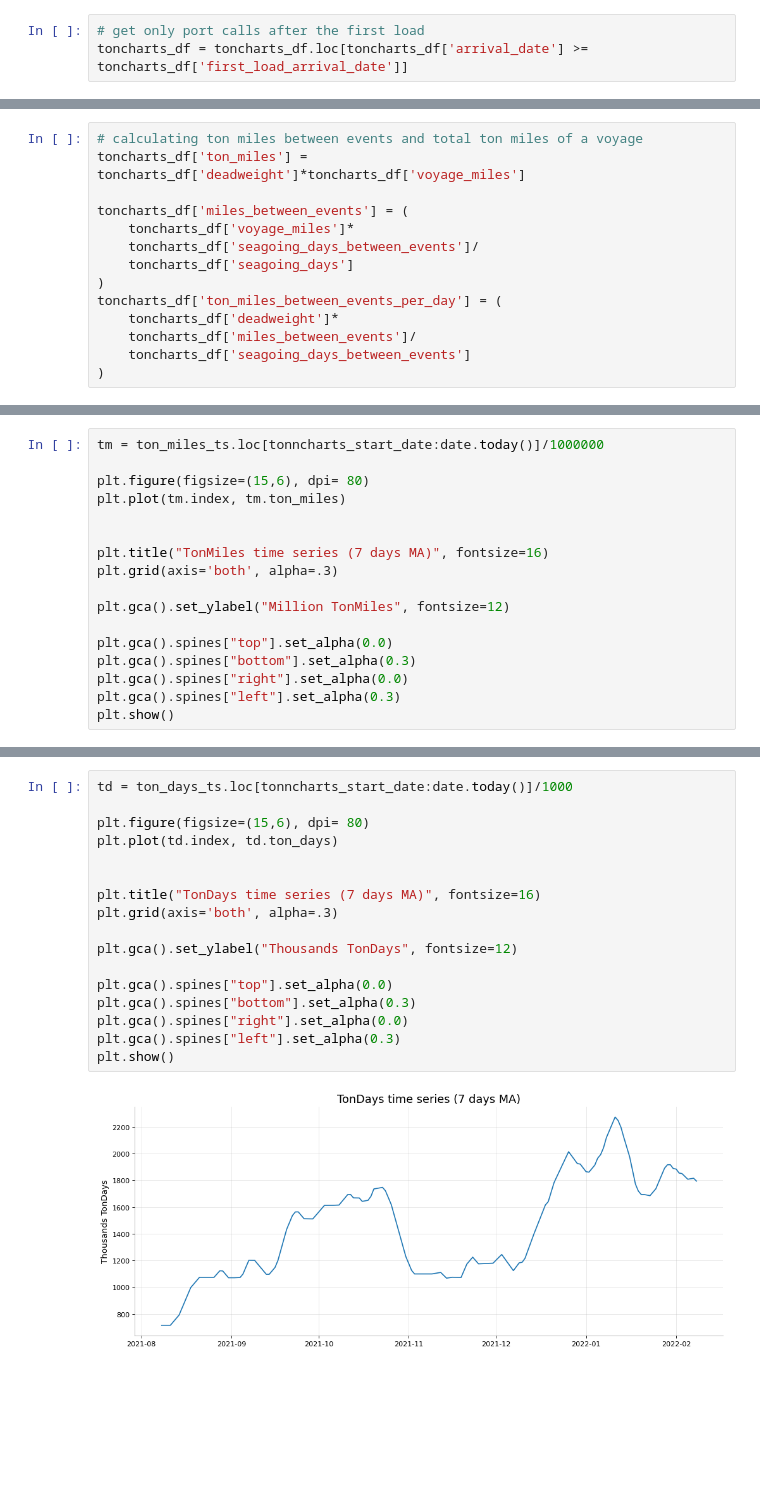
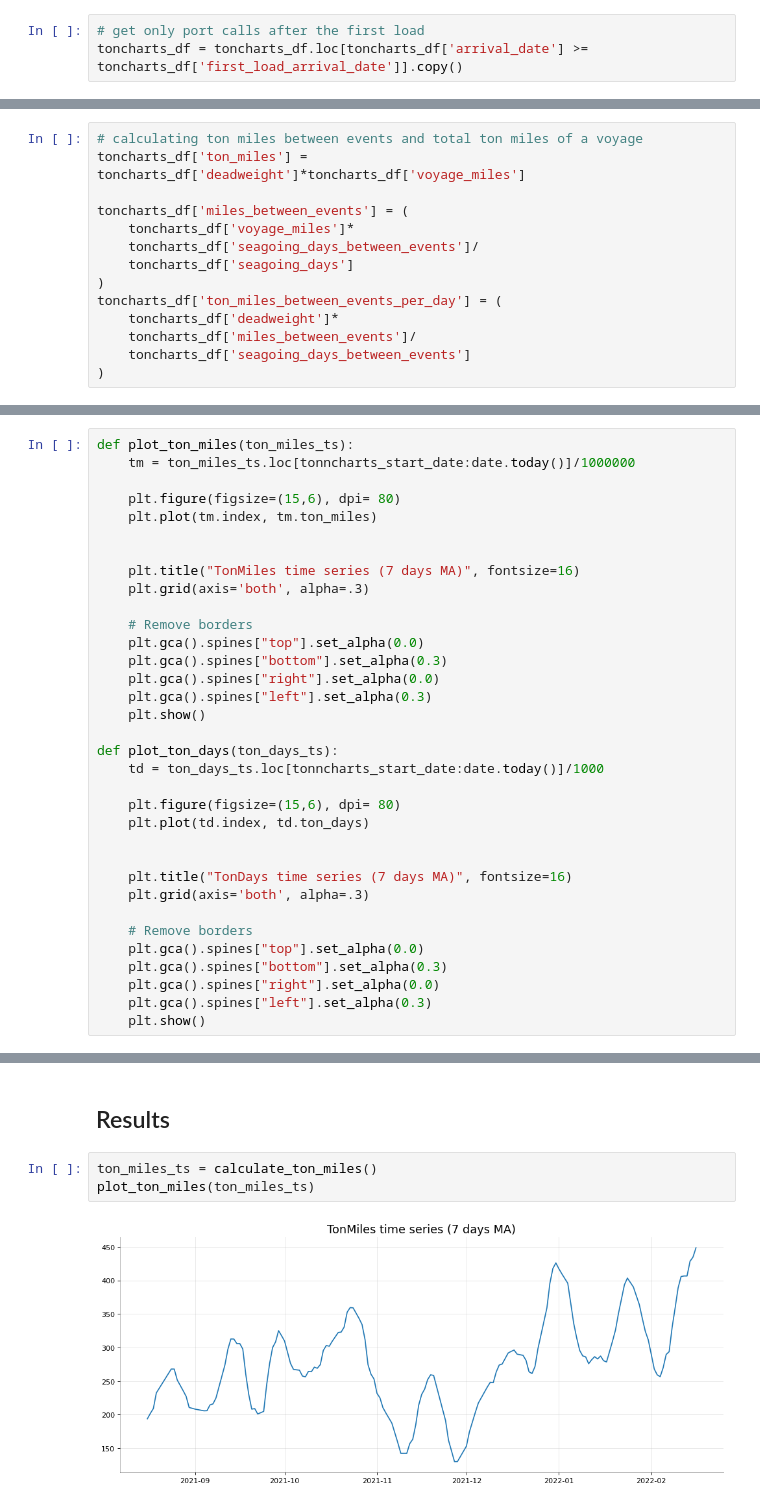
Before and after one commit to SignalOceanSdk/SignalSDK, a Jupyter notebook: docs/examples/jupyter/VoyagesAPI/TonCharts.ipynb, the cells around one changed output, grey strips where cells are left out. Saved outputs shown, nothing was run; the diff lists cells and outputs as text; blank space fills up the shorter version.

```diff
--- a/docs/examples/jupyter/VoyagesAPI/TonCharts.ipynb
+++ b/docs/examples/jupyter/VoyagesAPI/TonCharts.ipynb
@@ -134,5 +134,5 @@ toncharts_df = (
 )
 # %%
 # get only port calls after the first load
-toncharts_df = toncharts_df.loc[toncharts_df['arrival_date'] >= toncharts_df['first_load_arrival_date']]
+toncharts_df = toncharts_df.loc[toncharts_df['arrival_date'] >= toncharts_df['first_load_arrival_date']].copy()
 # %%
@@ -301,17 +303,34 @@ ton_days_ts = (
 # %%
-tm = ton_miles_ts.loc[tonncharts_start_date:date.today()]/1000000
+def plot_ton_miles(ton_miles_ts):
+    tm = ton_miles_ts.loc[tonncharts_start_date:date.today()]/1000000
 
-plt.figure(figsize=(15,6), dpi= 80)
-plt.plot(tm.index, tm.ton_miles)
+    plt.figure(figsize=(15,6), dpi= 80)
+    plt.plot(tm.index, tm.ton_miles)
 
 
-plt.title("TonMiles time series (7 days MA)", fontsize=16)
-plt.grid(axis='both', alpha=.3)
+    plt.title("TonMiles time series (7 days MA)", fontsize=16)
+    plt.grid(axis='both', alpha=.3)
 
-plt.gca().set_ylabel("Million TonMiles", fontsize=12)
+    # Remove borders
+    plt.gca().spines["top"].set_alpha(0.0)
+    plt.gca().spines["bottom"].set_alpha(0.3)
+    plt.gca().spines["right"].set_alpha(0.0)
+    plt.gca().spines["left"].set_alpha(0.3)
+    plt.show()
 
-plt.gca().spines["top"].set_alpha(0.0)
-plt.gca().spines["bottom"].set_alpha(0.3)
-plt.gca().spines["right"].set_alpha(0.0)
-plt.gca().spines["left"].set_alpha(0.3)
-plt.show()
+def plot_ton_days(ton_days_ts):
+    td = ton_days_ts.loc[tonncharts_start_date:date.today()]/1000
+
+    plt.figure(figsize=(15,6), dpi= 80)
+    plt.plot(td.index, td.ton_days)
+
+
+    plt.title("TonDays time series (7 days MA)", fontsize=16)
+    plt.grid(axis='both', alpha=.3)
+
+    # Remove borders
+    plt.gca().spines["top"].set_alpha(0.0)
+    plt.gca().spines["bottom"].set_alpha(0.3)
+    plt.gca().spines["right"].set_alpha(0.0)
+    plt.gca().spines["left"].set_alpha(0.3)
+    plt.show()
@@ -320,19 +337,7 @@ plt.show()
-# %%
-td = ton_days_ts.loc[tonncharts_start_date:date.today()]/1000
-
-plt.figure(figsize=(15,6), dpi= 80)
-plt.plot(td.index, td.ton_days)
-
-
-plt.title("TonDays time series (7 days MA)", fontsize=16)
-plt.grid(axis='both', alpha=.3)
-
-plt.gca().set_ylabel("Thousands TonDays", fontsize=12)
-
-plt.gca().spines["top"].set_alpha(0.0)
-plt.gca().spines["bottom"].set_alpha(0.3)
-plt.gca().spines["right"].set_alpha(0.0)
-plt.gca().spines["left"].set_alpha(0.3)
-plt.show()
-# %% [output]
-[figure, removed]
+# %% [markdown]
+## Results
+# %%
+ton_miles_ts = calculate_ton_miles()
+plot_ton_miles(ton_miles_ts)
+# %% [output]
+[figure, added]
```
Also changed, not shown: parts of 20 cells of this notebook.
